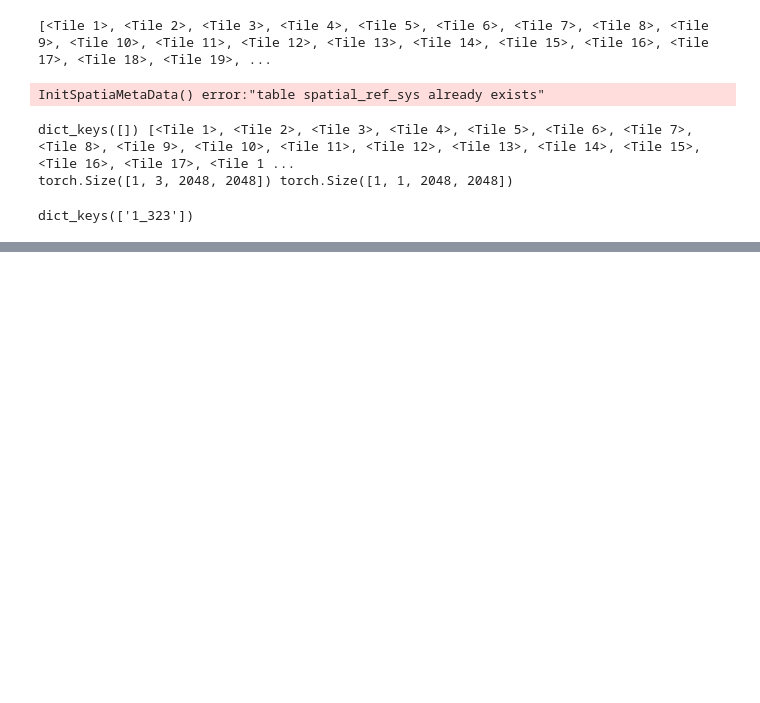
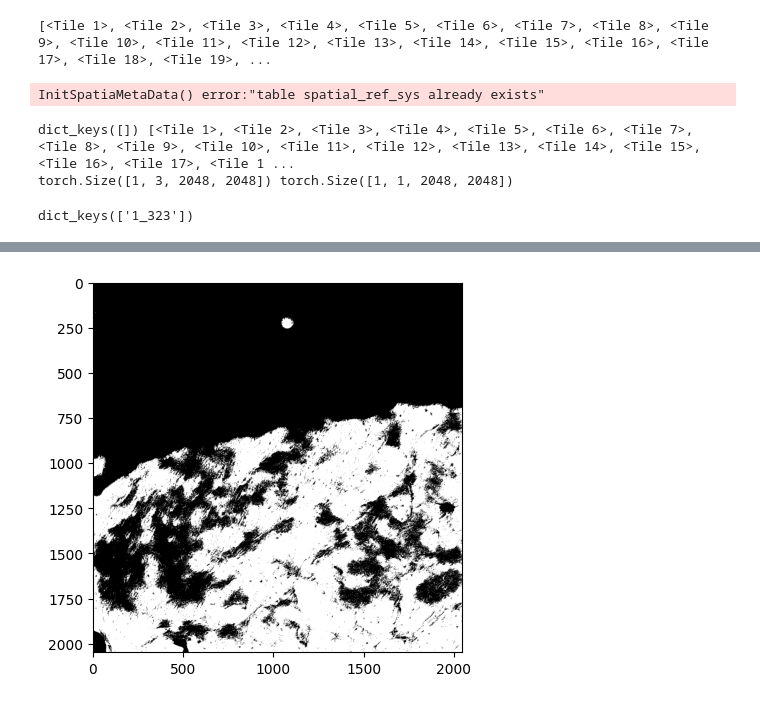
Before and after one commit to choosehappy/QuickAnnotator, a Jupyter notebook: quickannotator/dl/2-dataloader_work.ipynb, the cells around one changed output, grey strips where cells are left out. Saved outputs shown, nothing was run; the diff lists cells and outputs as text; code cells hidden in the pictures; blank space fills up the shorter version.

```diff
--- a/quickannotator/dl/2-dataloader_work.ipynb
+++ b/quickannotator/dl/2-dataloader_work.ipynb
@@ -346,0 +442,19 @@ Clipping input data to the valid range for imshow with RGB data ([0..1] for floa
+# %%
+# import cv2
+
+# # Normalize outputs to range [0, 255]
+# outputs_normalized = (outputs - outputs.min()) / (outputs.max() - outputs.min())
+# outputs_uint8 = (outputs_normalized * 255).astype(np.uint8)
+# # Compute Otsu's threshold value
+# otsu_threshold_value, _ = cv2.threshold(outputs_uint8, 0, 255, cv2.THRESH_BINARY + cv2.THRESH_OTSU)
+
+# positive_mask = outputs_uint8 > otsu_threshold_value
+# plt.imshow(positive_mask, cmap='gray')
+# plt.show()
+
+
+positive_mask = outputs> 0
+plt.imshow(positive_mask, cmap='gray')
+plt.show()
+# %% [output]
+[figure, added]
```
Also changed, not shown: parts of 17 cells of this notebook.
